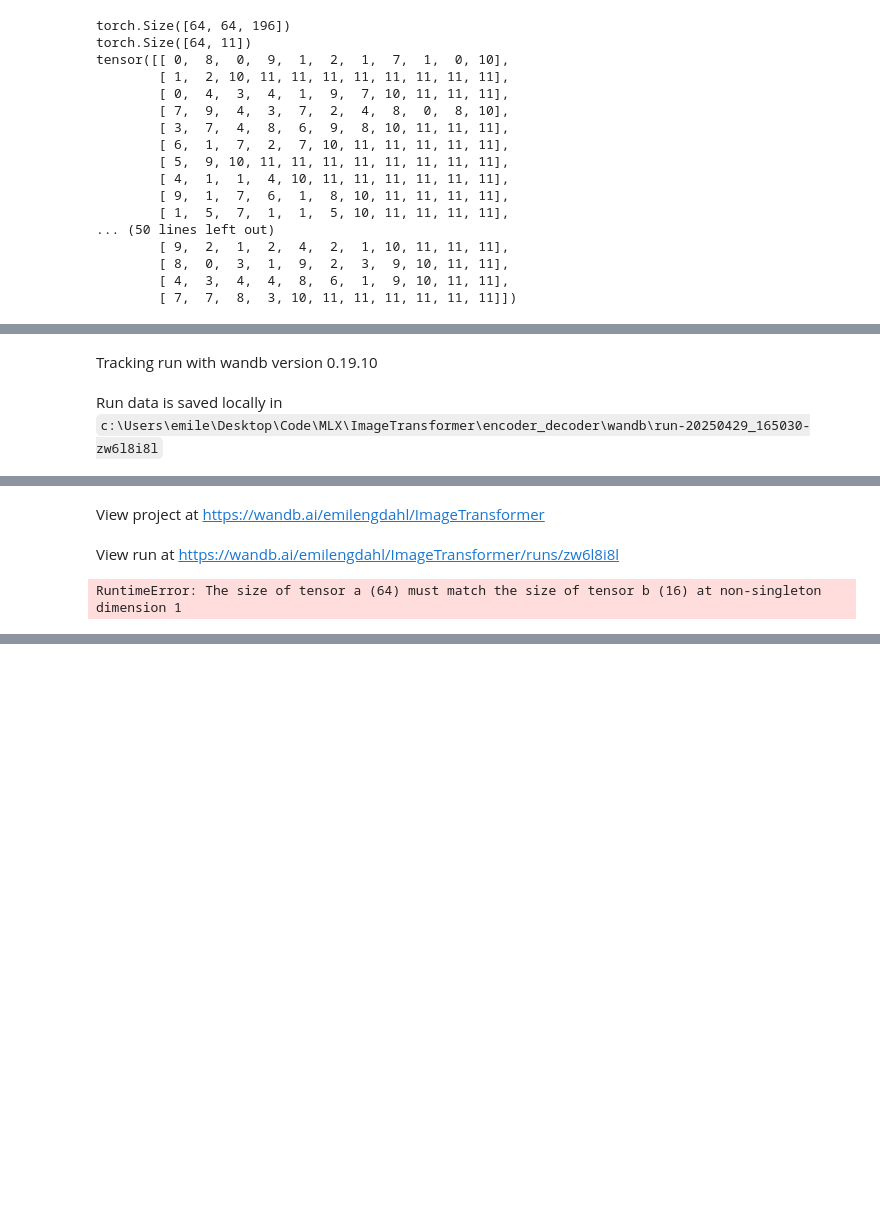
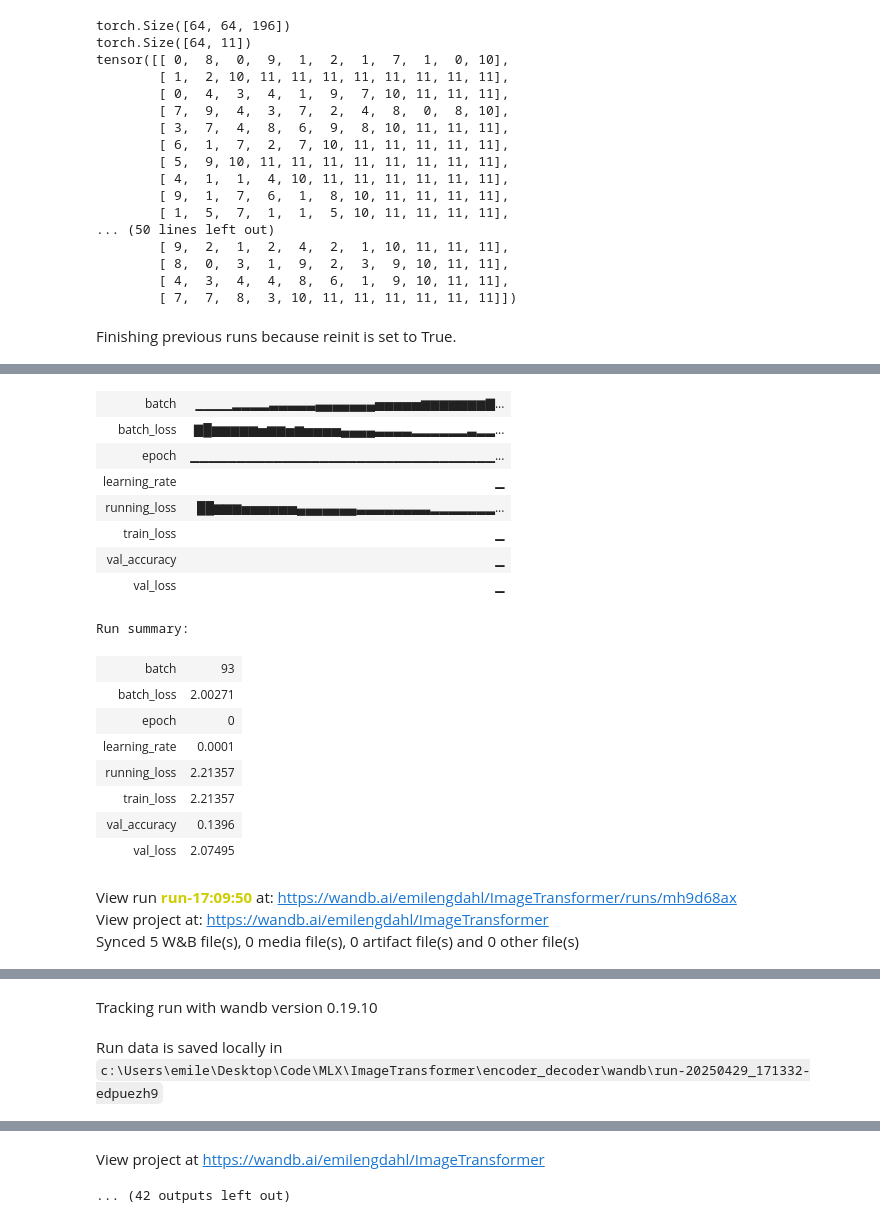
Before and after one commit to lime02lime/ImageTransformer, a Jupyter notebook: encoder_decoder/data_prep2.ipynb, the cells around one changed output, grey strips where cells are left out. Saved outputs shown, nothing was run; the diff lists cells and outputs as text; code cells hidden in the pictures; blank space fills up the shorter version.

```diff
--- a/encoder_decoder/data_prep2.ipynb
+++ b/encoder_decoder/data_prep2.ipynb
@@ -416,50 +465,56 @@ def train_model(model, train_loader, val_loader, config):
 
         # Save best model
         if val_loss < best_val_loss:
-            best_val_loss = val_loss
+
+            # Save model checkpoint to file
             torch.save({
                 'epoch': epoch,
                 'model_state_dict': model.state_dict(),
                 'optimizer_state_dict': optimizer.state_dict(),
                 'val_loss': val_loss,
             }, 'best_model.pth')
-            wandb.save('best_model.pth')
+
+            best_val_loss = val_loss
+            artifact = wandb.Artifact('best-model', type='model')
+            artifact.add_file('best_model.pth')
+            wandb.log_artifact(artifact)
 
         print(f'Epoch {epoch}: Train Loss = {train_loss:.4f}, Val Loss = {val_loss:.4f}, Val Accuracy = {val_accuracy:.4f}')
 
     wandb.finish()
 
-# Example usage:
+
 config = {
     'learning_rate': 1e-4,
     'min_lr': 1e-6,
     'weight_decay': 0.01,
-    'epochs': 10,
+    'epochs': 50,
     'batch_size': 64,
-    'num_heads': 2,
+    'num_heads': 8,
     'emb_dim': 256,
     'ff_hidden_dim': 512,
-    'num_encoder_layers': 2,
-    'num_decoder_layers': 2,
-    'patch_dim': 14*14,  # 28x28 for MNIST patches
+    'num_encoder_layers': 6,
+    'num_decoder_layers': 6,
+    'patch_dim': 196,  # Changed from 784 to match your actual patch dimension
     'num_classes': 12,  # 10 digits + start/stop tokens
-    'max_seq_length': 11
+    'max_seq_length': 11,  # Changed to match your actual sequence length
+    'num_patches': 64   # Changed to match your actual number of patches
 }
 
-# Initialize and train the model
-
+# Initialize the model with correct dimensions
 model = CustomTransformerEncoderDecoder(
-    patch_dim=config['patch_dim'],
-    emb_dim=config['emb_dim'],
-    num_heads=config['num_heads'],
-    ff_hidden_dim=config['ff_hidden_dim'],
+    patch_dim=config['patch_dim'],        # 196
+    emb_dim=config['emb_dim'],           # 256
+    num_heads=config['num_heads'],        # 8
+    ff_hidden_dim=config['ff_hidden_dim'],# 512
     num_encoder_layers=config['num_encoder_layers'],
     num_decoder_layers=config['num_decoder_layers'],
-    num_classes=config['num_classes'],
-    num_patches=16,  # Assuming 3x3 grid
-    max_seq_length=config['max_seq_length']
+    num_classes=config['num_classes'],    # 12
+    num_patches=config['num_patches'],    # 64 (matches your input)
+    max_seq_length=config['max_seq_length'] # 11 (matches your label sequence length)
 )
 
 
 train_model(model, train_loader, test_loader, config)
 # %% [output]
+Finishing previous runs because reinit is set to True.
@@ -467,2 +523,20 @@ wandb: WARNING Using a boolean value for 'reinit' is deprecated. Use 'return_pre
-Tracking run with wandb version 0.19.10
+| batch | ▁▁▁▁▂▂▂▂▃▃▃▃▃▄▄▄▄▄▄▄▅▅▅▅▅▆▆▆▆▆▆▆▇... |
+| batch_loss | ▇█▆▆▆▆▆▅▆▆▅▆▅▅▅▅▄▄▄▄▃▃▃▃▂▂▂▂▂▂▃▂▂... |
+| epoch | ▁▁▁▁▁▁▁▁▁▁▁▁▁▁▁▁▁▁▁▁▁▁▁▁▁▁▁▁▁▁▁▁▁... |
+| learning_rate | ▁ |
+| running_loss | ██▆▆▆▅▅▅▅▅▅▄▄▄▄▄▄▄▃▃▃▃▃▃▃▃▂▂▂▂▂▂▂... |
+| train_loss | ▁ |
+| val_accuracy | ▁ |
+| val_loss | ▁ |
+Run summary:
+| batch | 93 |
+| batch_loss | 2.00271 |
+| epoch | 0 |
+| learning_rate | 0.0001 |
+| running_loss | 2.21357 |
+| train_loss | 2.21357 |
+| val_accuracy | 0.1396 |
+| val_loss | 2.07495 |
-Run data is saved locally in c:\Users\emile\Desktop\Code\MLX\ImageTransformer\encoder_decoder\wandb\run-20250429_165030-zw6l8i8l
+View run run-17:09:50 at: https://wandb.ai/emilengdahl/ImageTransformer/runs/mh9d68ax
+View project at: https://wandb.ai/emilengdahl/ImageTransformer
+Synced 5 W&B file(s), 0 media file(s), 0 artifact file(s) and 0 other file(s)
@@ -470,3 +544,2 @@ Syncing run run-16:50:30 to Weights & Biases (docs)
-View project at https://wandb.ai/emilengdahl/ImageTransformer
+Tracking run with wandb version 0.19.10
-View run at https://wandb.ai/emilengdahl/ImageTransformer/runs/zw6l8i8l
+Run data is saved locally in c:\Users\emile\Desktop\Code\MLX\ImageTransformer\encoder_decoder\wandb\run-20250429_171332-edpuezh9
-RuntimeError: The size of tensor a (64) must match the size of tensor b (16) at non-singleton dimension 1
@@ -472,0 +547,2 @@ RuntimeError: The size of tensor a (64) must match the size of tensor b (16) at
+View project at https://wandb.ai/emilengdahl/ImageTransformer
+... (42 outputs left out)
```
Also changed, not shown: parts of 2 cells of this notebook, 4 other files.
